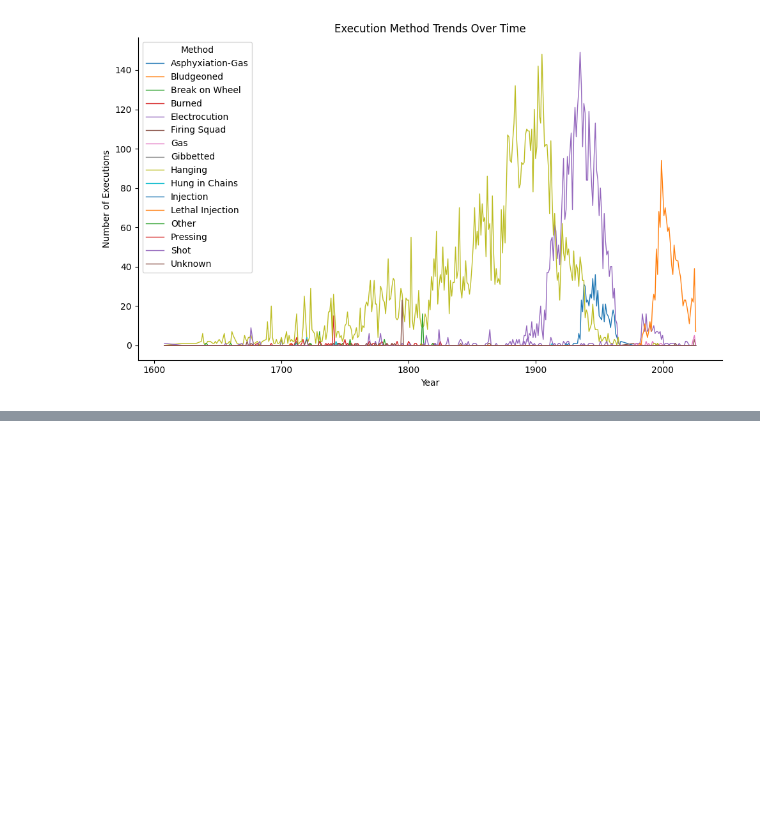
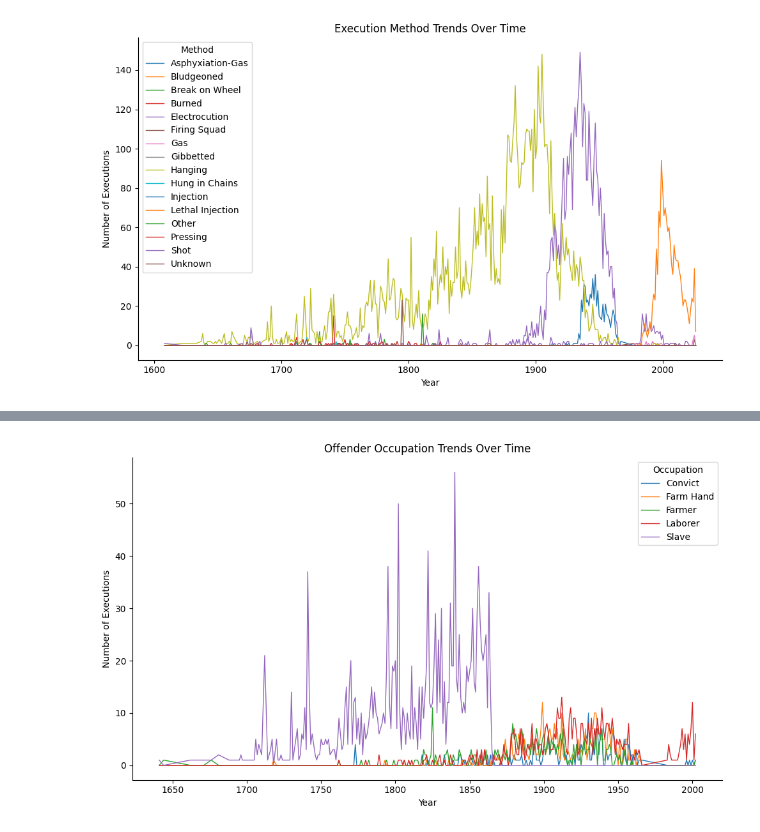
Before and after one commit to max-reevage/us-execution-trends-exploration, a Jupyter notebook: notebooks/combined_execution_data.ipynb, the cells around one changed output, grey strips where cells are left out. Drawn from its saved outputs; the diff is of its cells as text; code cells hidden in the pictures; blank space fills up the shorter version.

```diff
--- a/notebooks/combined_execution_data.ipynb
+++ b/notebooks/combined_execution_data.ipynb
@@ -605,0 +578,23 @@ plt.show()
+# %%
+off_occ_top_5 = off_occ_clean['off_occ'].value_counts().head(5)
+off_occ_clean = off_occ_clean[off_occ_clean['off_occ'].isin(off_occ_top_5.index)]
+occupation_trends = off_occ_clean.groupby(['date_year', 'off_occ']).size().unstack(fill_value=0).sort_index()
+
+plt.figure(figsize=(10,6))
+
+for occupation in occupation_trends.columns:
+    plt.plot(occupation_trends.index, occupation_trends[occupation], label=occupation, linewidth=1)
+
+plt.xlabel('Year')
+plt.ylabel('Number of Executions')
+plt.title('Offender Occupation Trends Over Time')
+plt.legend(title='Occupation')
+
+ax = plt.gca()
+ax.spines['top'].set_visible(False)
+ax.spines['right'].set_visible(False)
+
+plt.tight_layout()
+plt.show()
+# %% [output]
+[figure, added]
```
Also changed, not shown: parts of 3 cells of this notebook, 1 other file.
